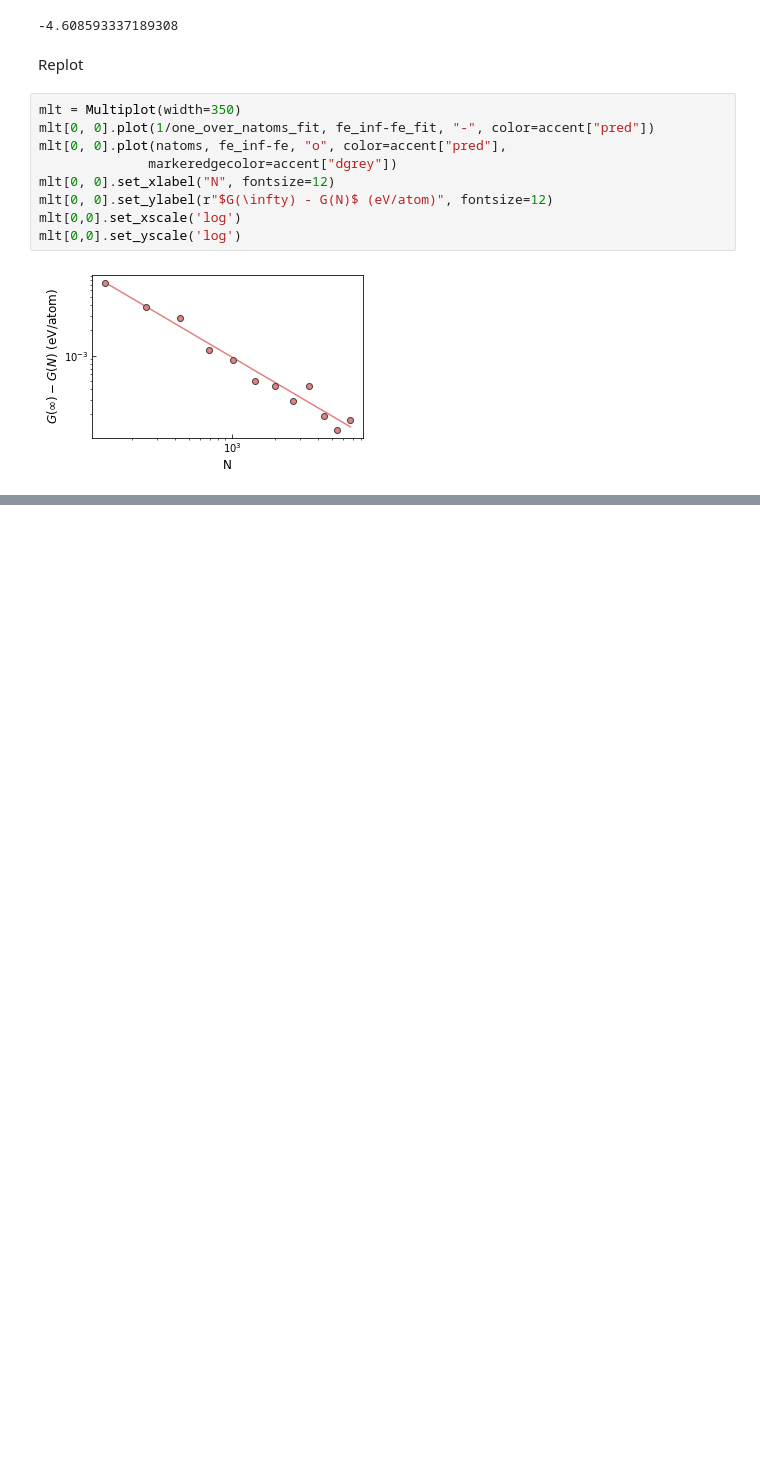
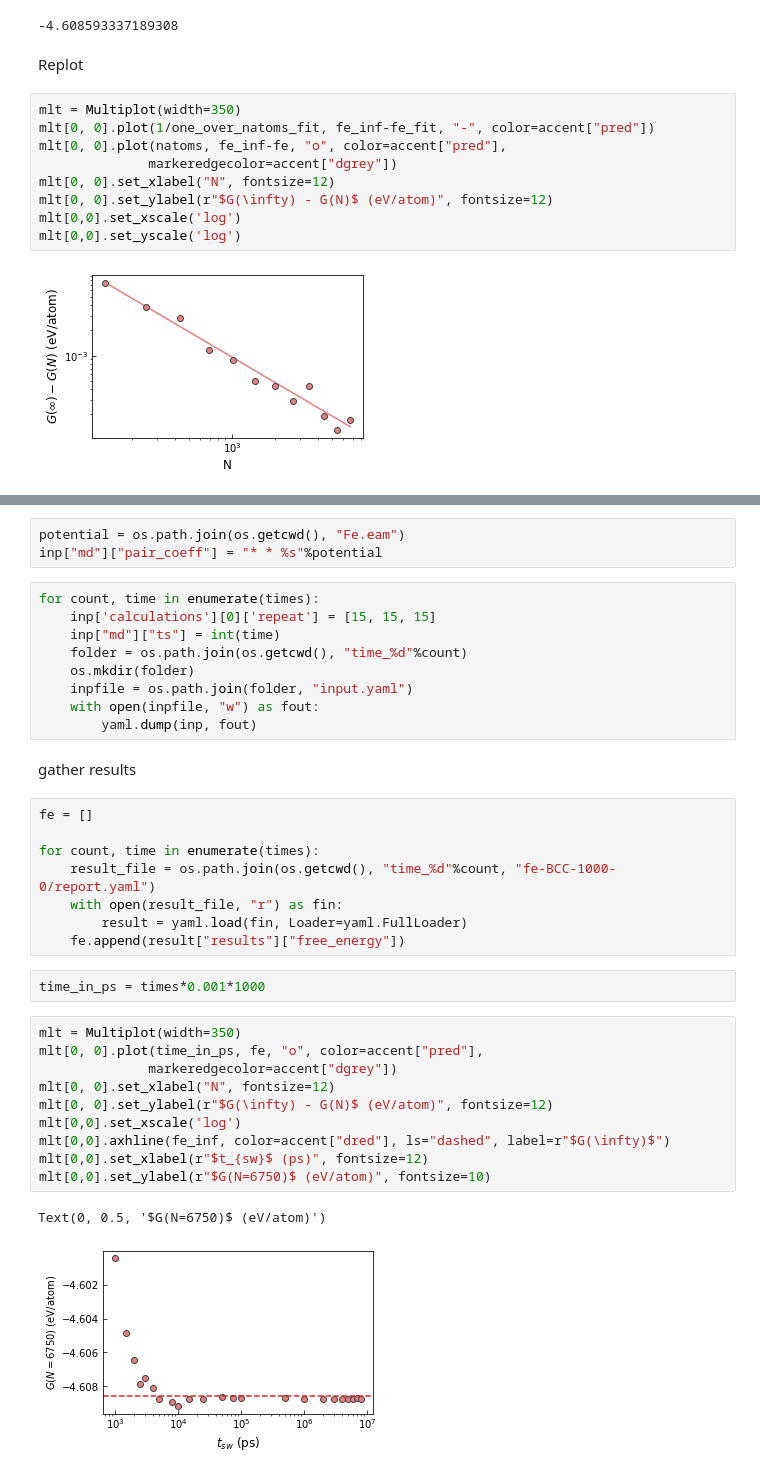
Before and after one commit to srmnitc/calphy-publication-examples, a Jupyter notebook: Application_A/analysis.ipynb, the cells around one changed output, grey strips where cells are left out. Cells and saved outputs as stored; diff of their text form; blank space fills up the shorter version.

```diff
--- a/Application_A/analysis.ipynb
+++ b/Application_A/analysis.ipynb
@@ -95,0 +113,37 @@ mlt[0,0].set_yscale('log')
+# %%
+potential = os.path.join(os.getcwd(), "Fe.eam")
+inp["md"]["pair_coeff"] = "* * %s"%potential
+# %%
+for count, time in enumerate(times):
+    inp['calculations'][0]['repeat'] = [15, 15, 15]
+    inp["md"]["ts"] = int(time)
+    folder = os.path.join(os.getcwd(), "time_%d"%count)
+    os.mkdir(folder)
+    inpfile = os.path.join(folder, "input.yaml")
+    with open(inpfile, "w") as fout:
+        yaml.dump(inp, fout)
+# %% [markdown]
+gather results
+# %%
+fe = []
+
+for count, time in enumerate(times):
+    result_file = os.path.join(os.getcwd(), "time_%d"%count, "fe-BCC-1000-0/report.yaml")
+    with open(result_file, "r") as fin:
+        result = yaml.load(fin, Loader=yaml.FullLoader)
+    fe.append(result["results"]["free_energy"])
+# %%
+time_in_ps = times*0.001*1000
+# %%
+mlt = Multiplot(width=350)
+mlt[0, 0].plot(time_in_ps, fe, "o", color=accent["pred"],
+              markeredgecolor=accent["dgrey"])
+mlt[0, 0].set_xlabel("N", fontsize=12)
+mlt[0, 0].set_ylabel(r"$G(\infty) - G(N)$ (eV/atom)", fontsize=12)
+mlt[0,0].set_xscale('log')
+mlt[0,0].axhline(fe_inf, color=accent["dred"], ls="dashed", label=r"$G(\infty)$")
+mlt[0,0].set_xlabel(r"$t_{sw}$ (ps)", fontsize=12)
+mlt[0,0].set_ylabel(r"$G(N=6750)$ (eV/atom)", fontsize=10)
+# %% [output]
+Text(0, 0.5, '$G(N=6750)$ (eV/atom)')
+[figure, added]
```
Also changed, not shown: parts of 6 cells of this notebook, 1 other file.
